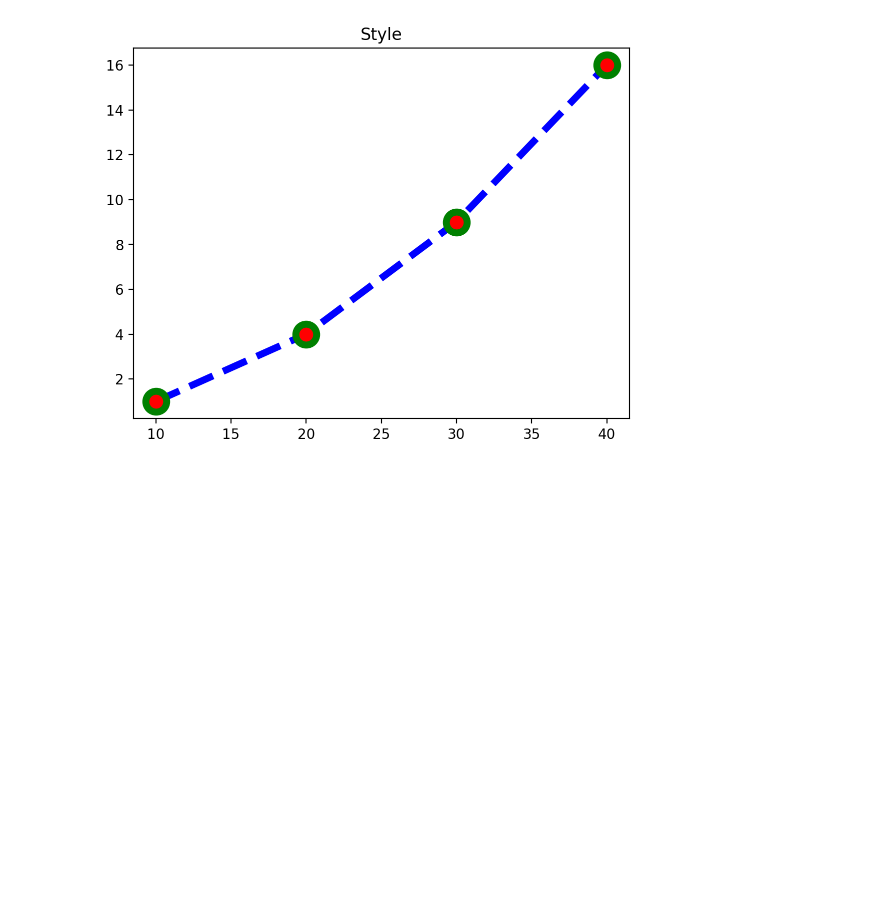
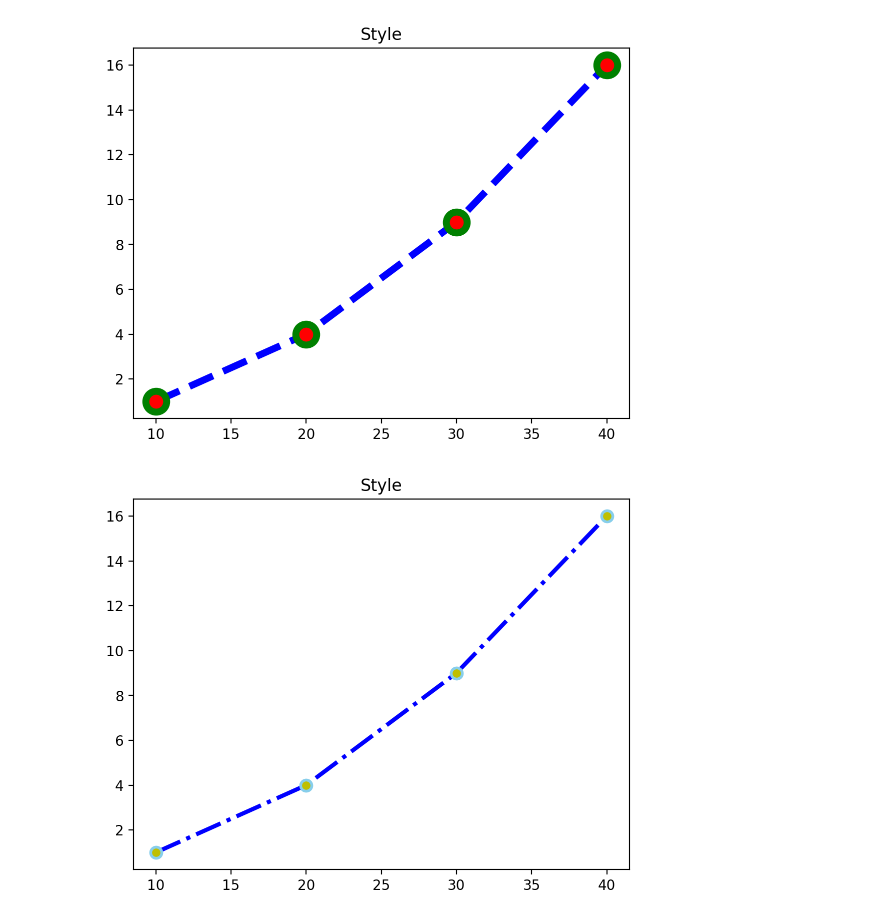
Before and after one commit to bitnalchan92/begin_data_anal, a Jupyter notebook: matplotlib_test2.ipynb, the cells around one changed output. Drawn from its saved outputs; the diff is of its cells as text; code cells hidden in the pictures; blank space fills up the shorter version.

```diff
--- a/matplotlib_test2.ipynb
+++ b/matplotlib_test2.ipynb
@@ -147,3 +147,9 @@ plt.title('Style')
 plt.show()
 # %% [output]
 [figure]
+# %%
+plt.plot([10, 20, 30, 40], [1, 4, 9, 16], "-.bo", lw=3, ms=8, mec="skyblue", mew=2, mfc="y")
+plt.title("Style")
+plt.show()
+# %% [output]
+[figure, added]
```
Also changed, not shown: 1 other file.
